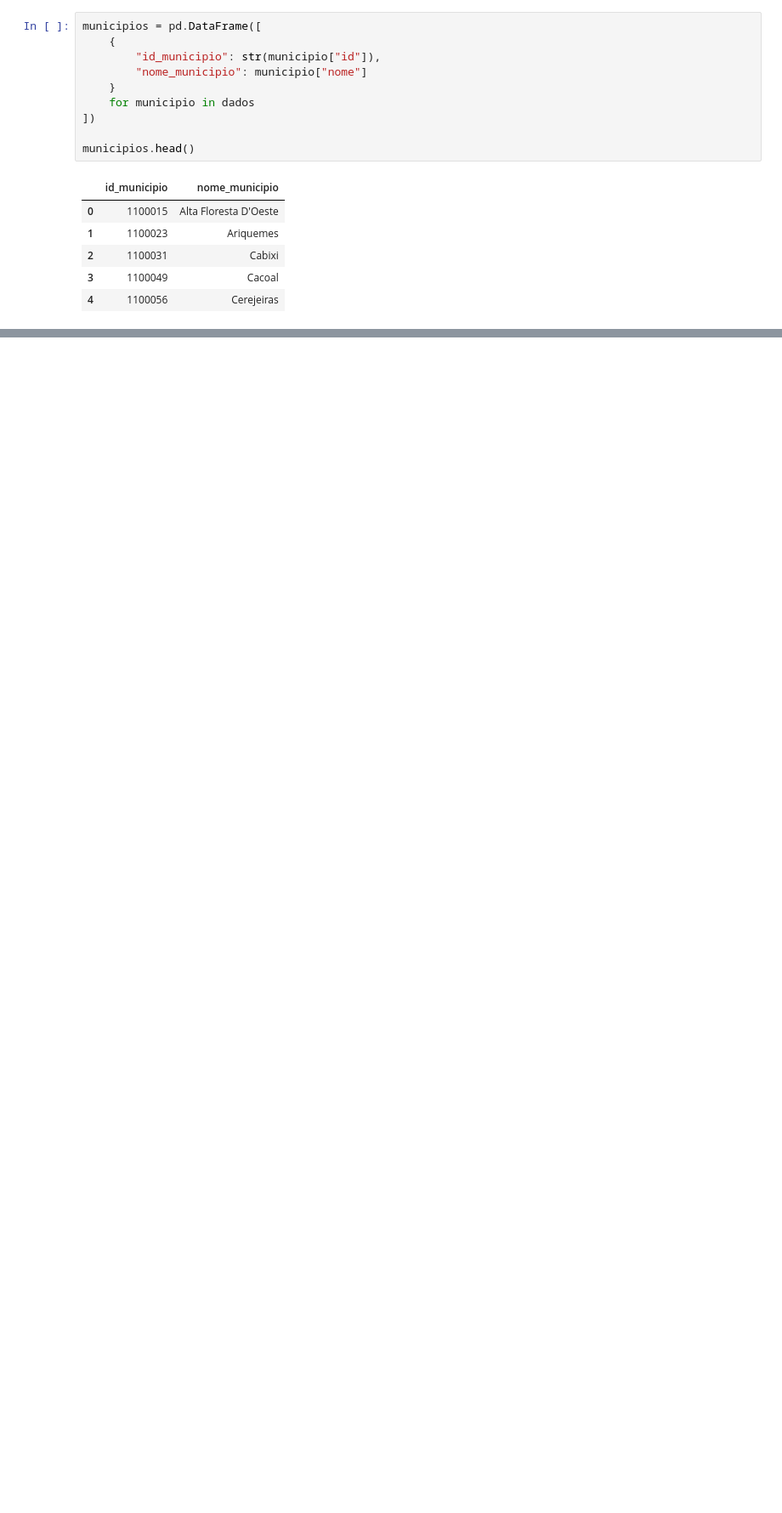
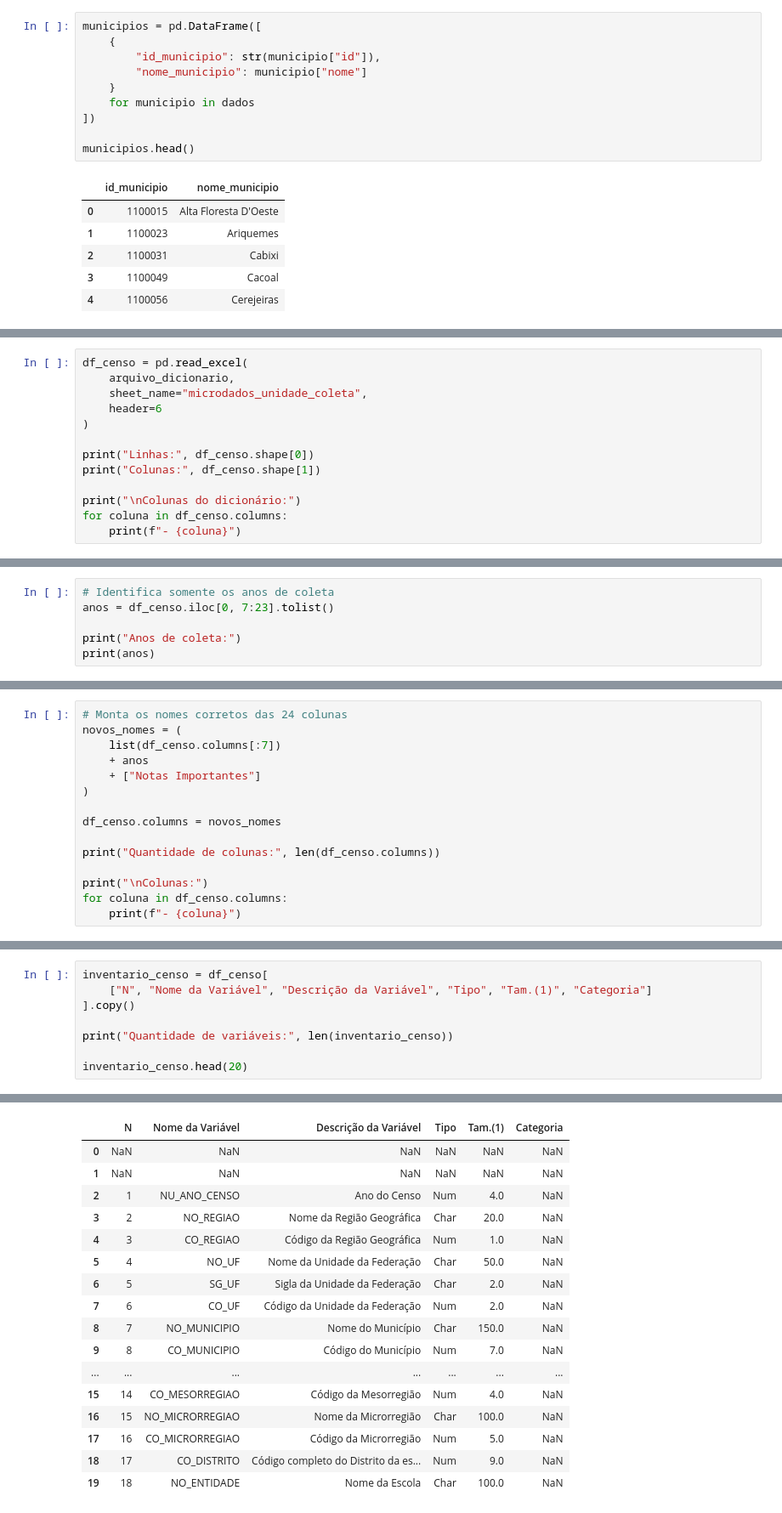
Before and after one commit to BenitoMarculanoRibeiro/tech_challenge_2, a Jupyter notebook: notebook/Analise_bases.ipynb, the cells around one changed output, grey strips where cells are left out. Shown at 85% size. Saved outputs shown, nothing was run; the diff lists cells and outputs as text; blank space fills up the shorter version.

```diff
--- a/notebook/Analise_bases.ipynb
+++ b/notebook/Analise_bases.ipynb
@@ -857,0 +813,13 @@ municipios.head()
+# %%
+df_censo = pd.read_excel(
+    arquivo_dicionario,
+    sheet_name="microdados_unidade_coleta",
+    header=6
+)
+
+print("Linhas:", df_censo.shape[0])
+print("Colunas:", df_censo.shape[1])
+
+print("\nColunas do dicionário:")
+for coluna in df_censo.columns:
+    print(f"- {coluna}")
@@ -857,0 +853,6 @@ municipios.head()
+# %%
+# Identifica somente os anos de coleta
+anos = df_censo.iloc[0, 7:23].tolist()
+
+print("Anos de coleta:")
+print(anos)
@@ -857,0 +862,15 @@ municipios.head()
+# %%
+# Monta os nomes corretos das 24 colunas
+novos_nomes = (
+    list(df_censo.columns[:7])
+    + anos
+    + ["Notas Importantes"]
+)
+
+df_censo.columns = novos_nomes
+
+print("Quantidade de colunas:", len(df_censo.columns))
+
+print("\nColunas:")
+for coluna in df_censo.columns:
+    print(f"- {coluna}")
@@ -857,0 +910,9 @@ municipios.head()
+# %%
+inventario_censo = df_censo[
+    ["N", "Nome da Variável", "Descrição da Variável", "Tipo", "Tam.(1)", "Categoria"]
+].copy()
+
+print("Quantidade de variáveis:", len(inventario_censo))
+
+inventario_censo.head(20)
+# %% [output]
@@ -857,0 +920,17 @@ municipios.head()
+|  | N | Nome da Variável | Descrição da Variável | Tipo | Tam.(1) | Categoria |
+| 0 | NaN | NaN | NaN | NaN | NaN | NaN |
+| 1 | NaN | NaN | NaN | NaN | NaN | NaN |
+| 2 | 1 | NU_ANO_CENSO | Ano do Censo | Num | 4.0 | NaN |
+| 3 | 2 | NO_REGIAO | Nome da Região Geográfica | Char | 20.0 | NaN |
+| 4 | 3 | CO_REGIAO | Código da Região Geográfica | Num | 1.0 | NaN |
+| 5 | 4 | NO_UF | Nome da Unidade da Federação | Char | 50.0 | NaN |
+| 6 | 5 | SG_UF | Sigla da Unidade da Federação | Char | 2.0 | NaN |
+| 7 | 6 | CO_UF | Código da Unidade da Federação | Num | 2.0 | NaN |
+| 8 | 7 | NO_MUNICIPIO | Nome do Município | Char | 150.0 | NaN |
+| 9 | 8 | CO_MUNICIPIO | Código do Município | Num | 7.0 | NaN |
+| ... | ... | ... | ... | ... | ... | ... |
+| 15 | 14 | CO_MESORREGIAO | Código da Mesorregião | Num | 4.0 | NaN |
+| 16 | 15 | NO_MICRORREGIAO | Nome da Microrregião | Char | 100.0 | NaN |
+| 17 | 16 | CO_MICRORREGIAO | Código da Microrregião | Num | 5.0 | NaN |
+| 18 | 17 | CO_DISTRITO | Código completo do Distrito da es... | Num | 9.0 | NaN |
+| 19 | 18 | NO_ENTIDADE | Nome da Escola | Char | 100.0 | NaN |
```
Also changed, not shown: parts of 124 cells of this notebook, 1 other file.
